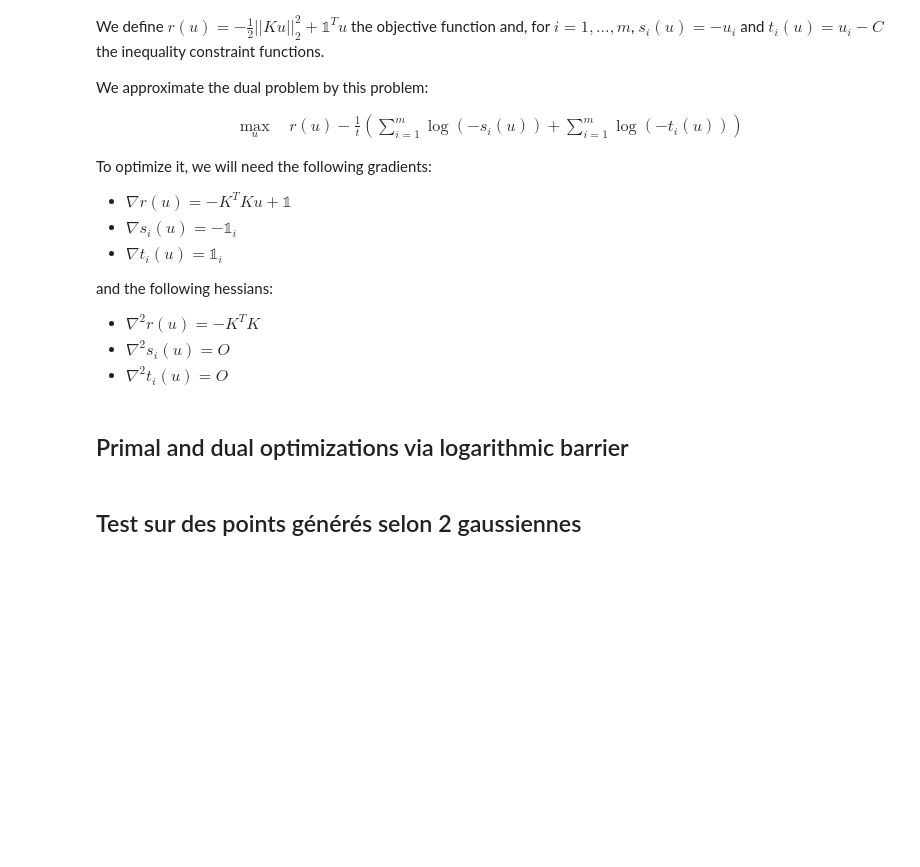
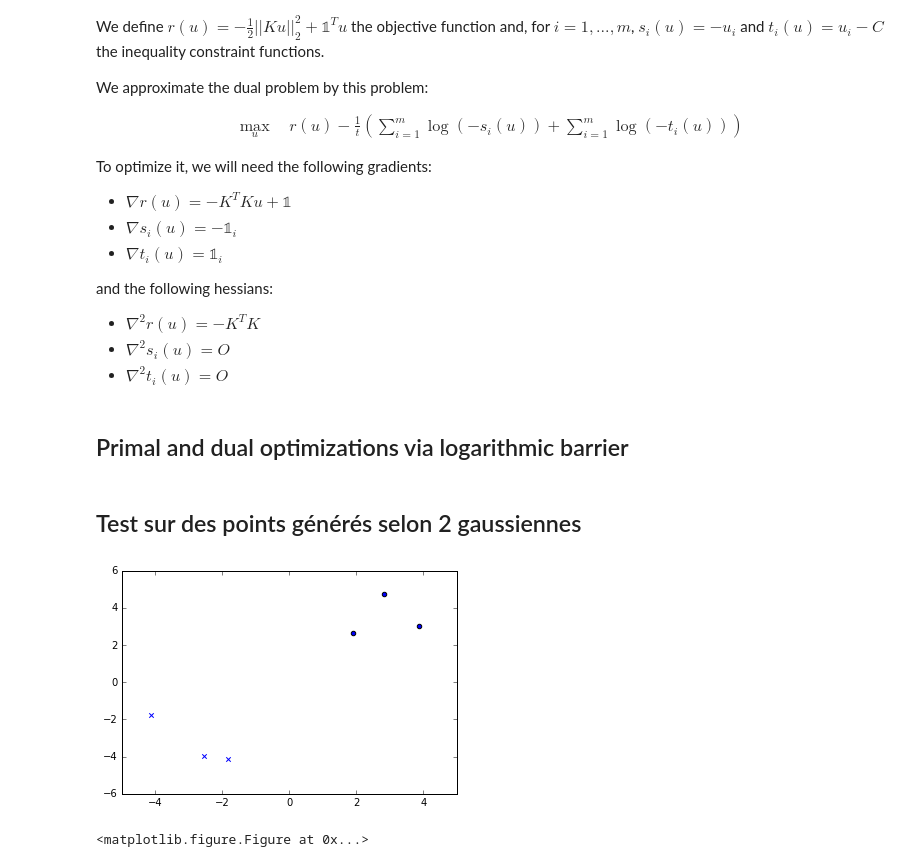
Before and after one commit to Zefjo/OCC---Blossom, a Jupyter notebook: Rapport.ipynb, the cells around one changed output. Saved outputs shown, nothing was run; the diff lists cells and outputs as text; code cells hidden in the pictures; blank space fills up the shorter version.

```diff
--- a/Rapport.ipynb
+++ b/Rapport.ipynb
@@ -432,27 +435,29 @@ def barrier(Fs, Fps, Fpps, x0, eps):
 # %% [markdown]
 ## Test sur des points générés selon 2 gaussiennes
 # %%
-nb_point = 1
+nb_point = 3
 
 # on prepare les datasets
-x_ok = np.random.multivariate_normal([-100, -100], [[1, 0], [0, 1]], size = nb_point).T
+x_ok = np.random.multivariate_normal([-3, -3], [[1, 0], [0, 1]], size = nb_point).T
 y_ok = np.array([[-1 for _ in range(nb_point)]])
 
 x_ko = np.random.multivariate_normal([3, 3], [[1, 0], [0, 1]], size = nb_point).T
 y_ko = np.array([[1 for _ in range(nb_point)]])
 
-#x_ok = np.array([[100, 0]]).T
+#x_ok = np.array([[1, 1]]).T
 #y_ok = np.array([[1]])
 
-#x_ko = np.array([[-1, 0]]).T
+#x_ko = np.array([[-100, -100]]).T
 #y_ko = np.array([[-1]])
 
 plt.scatter(x_ok[0, :], x_ok[1, :], marker = "x")
 plt.scatter(x_ko[0, :], x_ko[1, :], marker = "o")
 plt.show()
 
 x = np.concatenate((x_ok, x_ko), axis=1) # cas ou pas d'ordo à l'origine
 #x_init = np.concatenate((x_ok, x_ko), axis=1) # cas où on veut 1 pour ordo à l'origine
 #x = np.concatenate((np.ones((1, x_init.shape[1])), x_init)) # cas où on veut 1 pour ordo à l'origine
 y = np.concatenate((y_ok, y_ko), axis=1)
+# %% [output]
+[figure, added]
 # %%
@@ -492,3 +503,7 @@ def plot_frontiere_LDA_CDA(set, predict, step=100):
+# %%
+plt.figure(figsize=(10,10))
+# %% [output]
+<matplotlib.figure.Figure at 0x...>
 # %%
 plot_frontiere_LDA_CDA(x_print, predict)
 plt.scatter(x_ok[0, :], x_ok[1, :], marker = "x")
```
Also changed, not shown: parts of 8 cells of this notebook.
